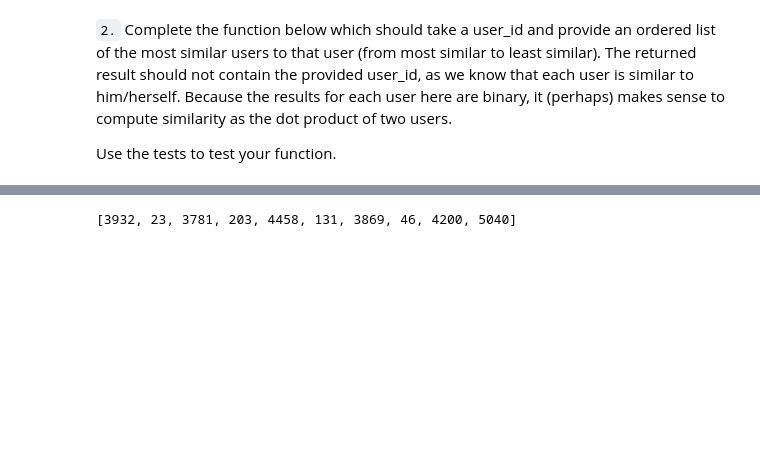
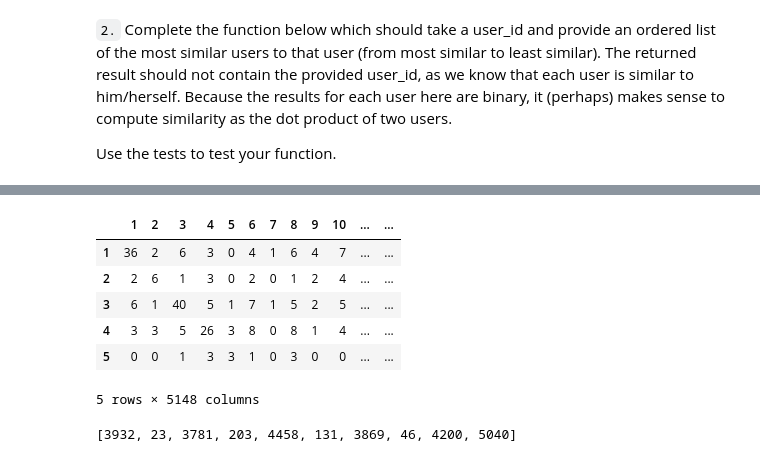
Before and after one commit to mh2065/recommender-system, a Jupyter notebook: Recommendations_with_IBM.ipynb, the cells around one changed output, grey strips where cells are left out. Drawn from its saved outputs; the diff is of its cells as text; code cells hidden in the pictures; blank space fills up the shorter version.

```diff
--- a/Recommendations_with_IBM.ipynb
+++ b/Recommendations_with_IBM.ipynb
@@ -229,0 +223,10 @@ df.head()
+# %%
+email_encoded = email_mapper()
+del df['email']
+df['user_id'] = email_encoded
+
+# convert article_id column to type string
+df['article_id'] = df['article_id'].astype(str)
+
+# show header
+df.head()
@@ -385,2 +394,18 @@ Use the tests to test your function.
 dot_prod_users = np.dot(user_item, user_item.T)
+# %%
+# create index
+index = range(1, dot_prod_users.shape[0]+1)
+# %%
+# convert dot product np array into dataframe, set index as index and columns
+user_user = pd.DataFrame(dot_prod_users, index=index, columns=index)
+# %%
+user_user[:5]
+# %% [output]
+|  | 1 | 2 | 3 | 4 | 5 | 6 | 7 | 8 | 9 | 10 | ... | ... |
+| 1 | 36 | 2 | 6 | 3 | 0 | 4 | 1 | 6 | 4 | 7 | ... | ... |
+| 2 | 2 | 6 | 1 | 3 | 0 | 2 | 0 | 1 | 2 | 4 | ... | ... |
+| 3 | 6 | 1 | 40 | 5 | 1 | 7 | 1 | 5 | 2 | 5 | ... | ... |
+| 4 | 3 | 3 | 5 | 26 | 3 | 8 | 0 | 8 | 1 | 4 | ... | ... |
+| 5 | 0 | 0 | 1 | 3 | 3 | 1 | 0 | 3 | 0 | 0 | ... | ... |
+5 rows × 5148 columns
 # %%
```
Also changed, not shown: parts of 32 cells of this notebook.
